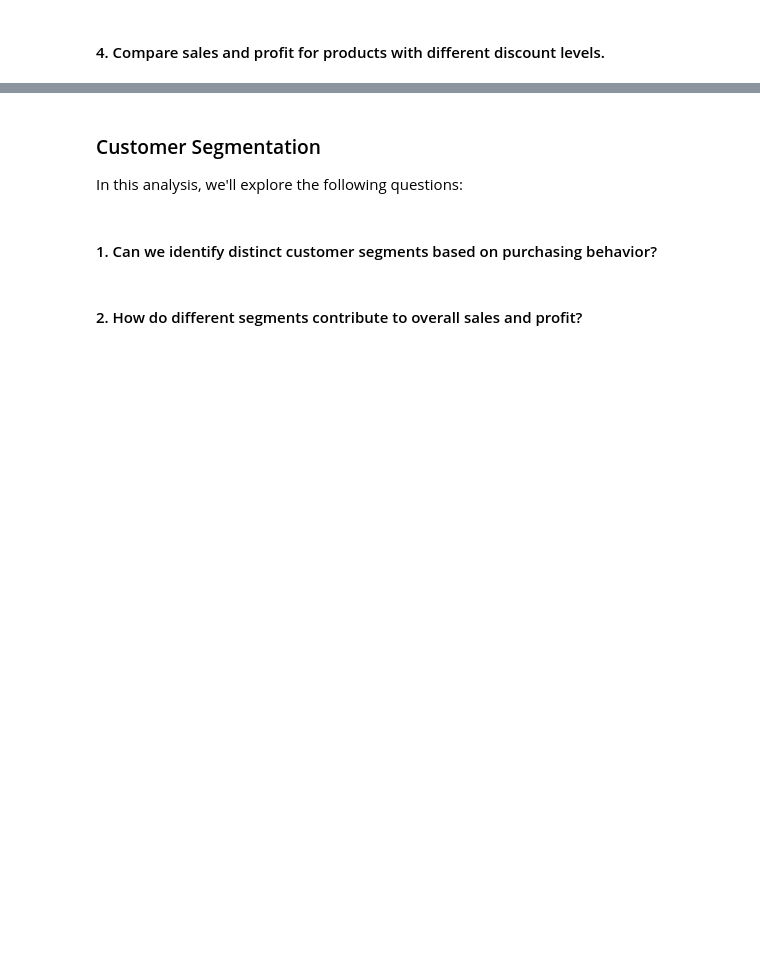
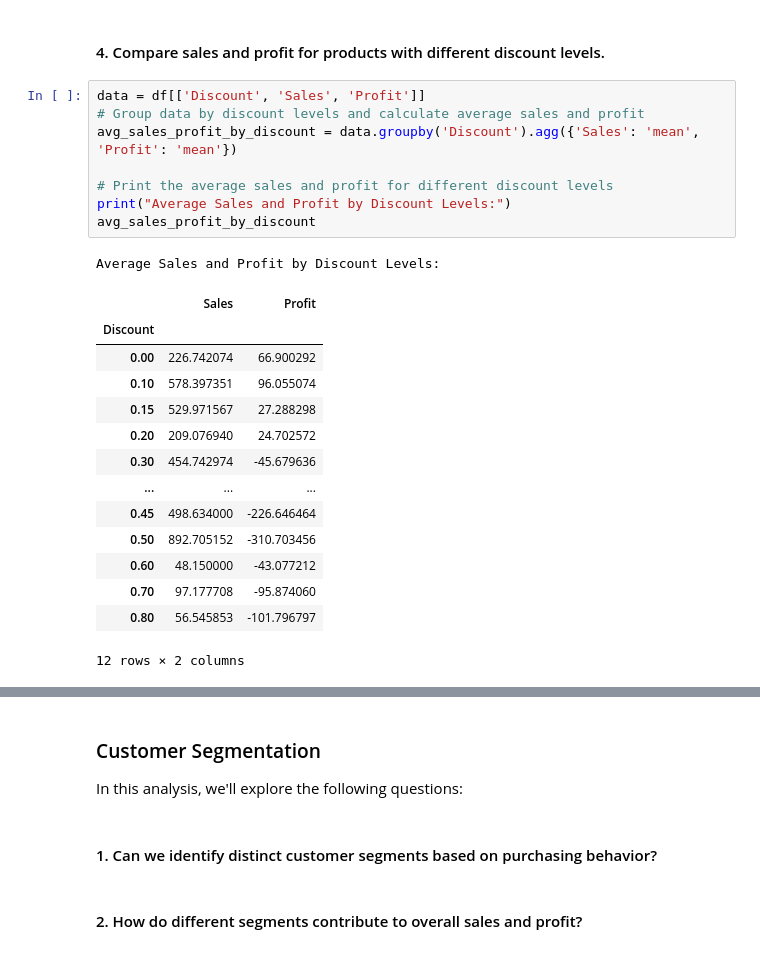
Before and after one commit to MahmoudNamNam/Data-Analysis-Projects, a Jupyter notebook: SuperStore/SuperStore.ipynb, the cells around one changed output, grey strips where cells are left out. Drawn from its saved outputs; the diff is of its cells as text; blank space fills up the shorter version.

```diff
--- a/SuperStore/SuperStore.ipynb
+++ b/SuperStore/SuperStore.ipynb
@@ -616,2 +756,26 @@ In this analysis, we'll explore the following questions:
 # %% [markdown]
 #### 4. Compare sales and profit for products with different discount levels.
+# %%
+data = df[['Discount', 'Sales', 'Profit']]
+# Group data by discount levels and calculate average sales and profit
+avg_sales_profit_by_discount = data.groupby('Discount').agg({'Sales': 'mean', 'Profit': 'mean'})
+
+# Print the average sales and profit for different discount levels
+print("Average Sales and Profit by Discount Levels:")
+avg_sales_profit_by_discount
+# %% [output]
+Average Sales and Profit by Discount Levels:
+|  | Sales | Profit |
+| Discount |  |  |
+| 0.00 | 226.742074 | 66.900292 |
+| 0.10 | 578.397351 | 96.055074 |
+| 0.15 | 529.971567 | 27.288298 |
+| 0.20 | 209.076940 | 24.702572 |
+| 0.30 | 454.742974 | -45.679636 |
+| ... | ... | ... |
+| 0.45 | 498.634000 | -226.646464 |
+| 0.50 | 892.705152 | -310.703456 |
+| 0.60 | 48.150000 | -43.077212 |
+| 0.70 | 97.177708 | -95.874060 |
+| 0.80 | 56.545853 | -101.796797 |
+12 rows × 2 columns
```
Also changed, not shown: parts of 12 cells of this notebook.
